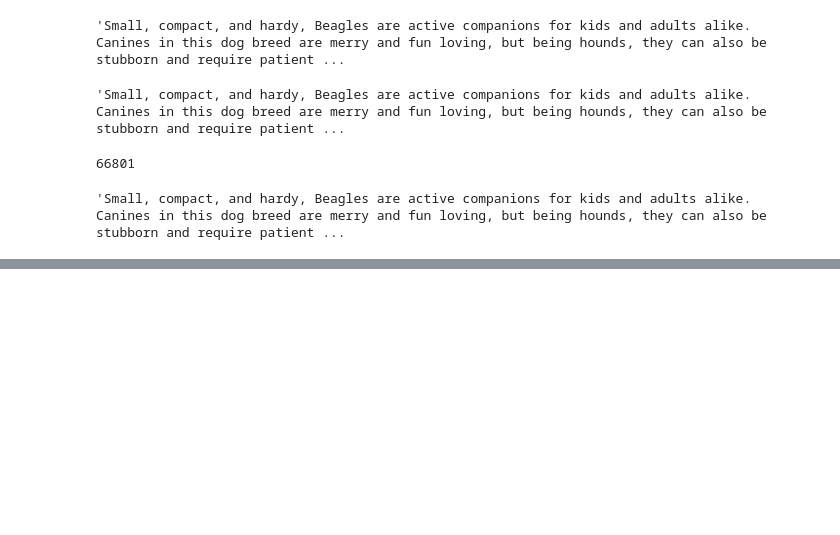
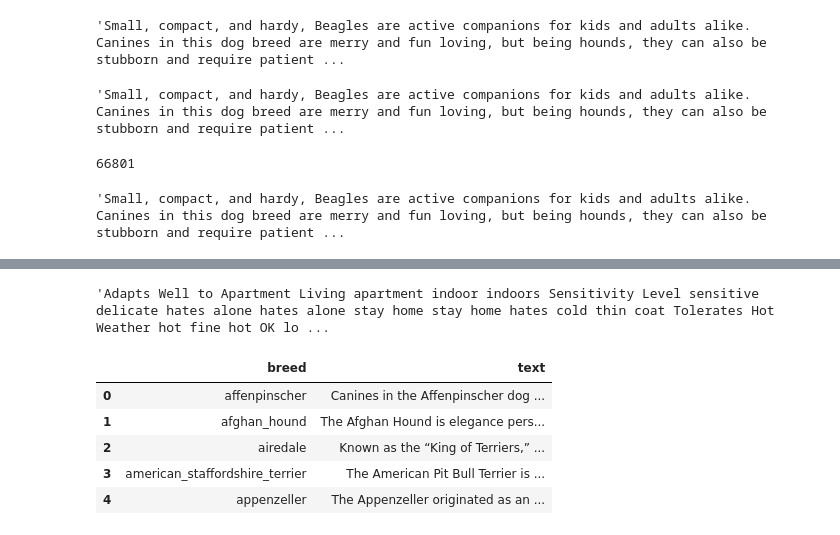
Before and after one commit to aawiegel/Poochr, a Jupyter notebook: PoochrScoopr.ipynb, the cells around one changed output, grey strips where cells are left out. Saved outputs shown, nothing was run; the diff lists cells and outputs as text; code cells hidden in the pictures; blank space fills up the shorter version.

Commit message:
breed df

```diff
--- a/PoochrScoopr.ipynb
+++ b/PoochrScoopr.ipynb
@@ -673,0 +710,53 @@ dog_text
+# %%
+generate_text_from_num(dog_soup, trait_synonyms, trait_antonyms)
+# %% [output]
+'Adapts Well to Apartment Living apartment indoor indoors Sensitivity Level sensitive delicate hates alone hates alone stay home stay home hates cold thin coat Tolerates Hot Weather hot fine hot OK lo ...
+# %%
+def generate_breed_text(breed_name, db):
+    """
+    Given a breed_name, query mongoDB db for associated text
+    and extract breed text, and generate text from numerical features
+    """
+    breed_text = ''
+
+    dog_content = db.dogbreeds.find_one({"breed" : breed_name})
+
+    dog_soup = BeautifulSoup(dog_content["dogtime_content"], "lxml")
+
+    breed_text += dog_soup.find("header").find("p").text
+
+    breed_text += generate_text_from_num(dog_soup, trait_synonyms, trait_antonyms)
+
+    for content in dog_soup.find_all(class_="breed-data-item-content"):
+        breed_text += content.text
+
+
+    dog_soup = BeautifulSoup(dog_content['wikipedia_content'], "lxml")
+
+    for content in dog_soup.find_all('p'):
+        breed_text += content.text
+
+    dog_soup = BeautifulSoup(dog_content['dogbreedinfo_content'], "lxml")
+
+    for content in dog_soup.find_all('article'):
+        breed_text += content.text
+
+    return breed_text
+# %%
+client = pymongo.MongoClient("mongodb://54.67.76.74/dogbreeds")
+db = client.dogbreeds
+# %%
+breed_text_list = []
+for breed in dog_breeds:
+    breed_text_list.append({"breed" : breed, "text" : generate_breed_text(breed, db)})
+# %%
+breed_text_df = pd.DataFrame(breed_text_list)
+# %%
+breed_text_df.head()
+# %% [output]
+|  | breed | text |
+| 0 | affenpinscher | Canines in the Affenpinscher dog ... |
+| 1 | afghan_hound | The Afghan Hound is elegance pers... |
+| 2 | airedale | Known as the “King of Terriers,” ... |
+| 3 | american_staffordshire_terrier | The American Pit Bull Terrier is ... |
+| 4 | appenzeller | The Appenzeller originated as an ... |
```
Also changed, not shown: parts of 10 cells of this notebook.
